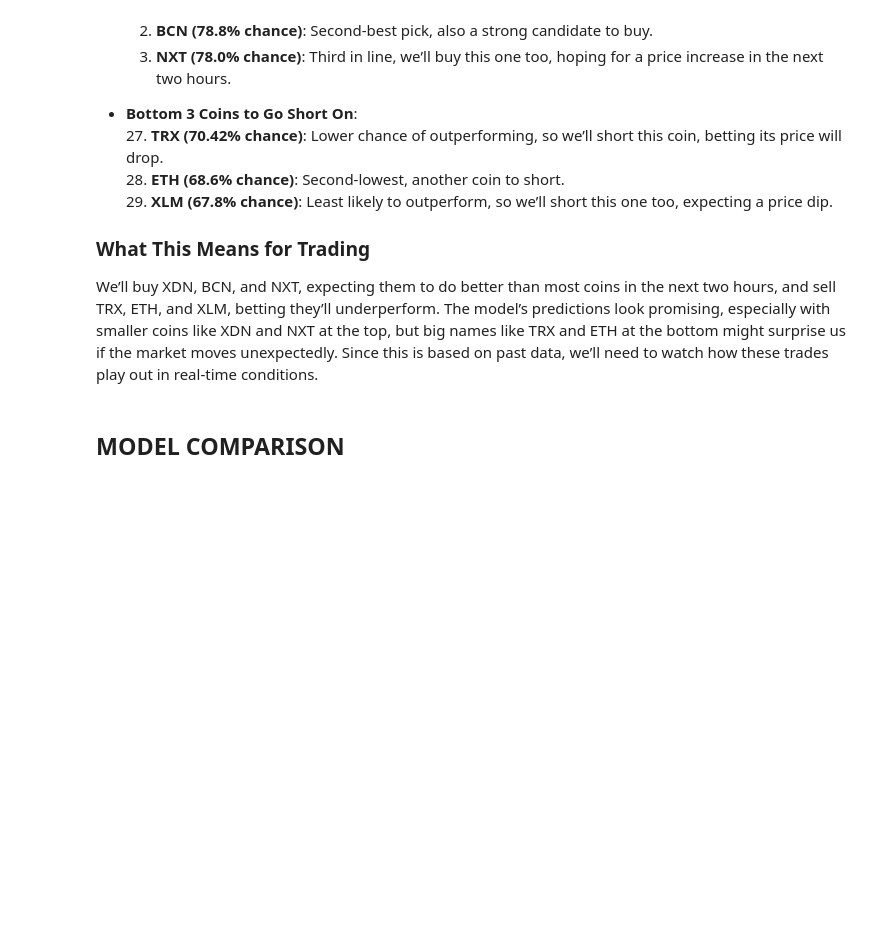
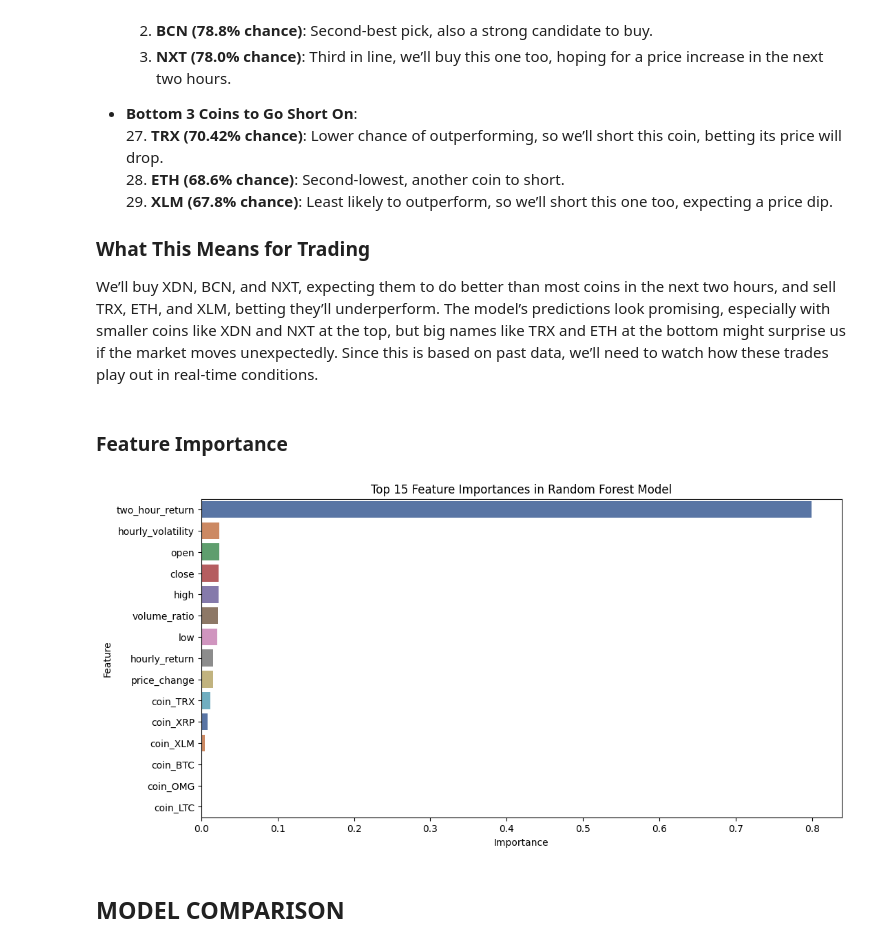
Before and after one commit to Philipmwasi/Statistical-Arbitrage, a Jupyter notebook: notebook.ipynb, the cells around one changed output. Drawn from its saved outputs; the diff is of its cells as text; code cells hidden in the pictures; blank space fills up the shorter version.

```diff
--- a/notebook.ipynb
+++ b/notebook.ipynb
@@ -1129,6 +1150,33 @@ Our ensemble model ranked 30 crypto coins based on their chance of beating the m
 
 ### What This Means for Trading
 We’ll buy XDN, BCN, and NXT, expecting them to do better than most coins in the next two hours, and sell TRX, ETH, and XLM, betting they’ll underperform. The model’s predictions look promising, especially with smaller coins like XDN and NXT at the top, but big names like TRX and ETH at the bottom might surprise us if the market moves unexpectedly. Since this is based on past data, we’ll need to watch how these trades play out in real-time conditions.
+# %% [markdown]
+### Feature Importance
+# %%
+# Get feature importances from the trained model
+importances = best_rf.feature_importances_
+
+# Get the names of all features
+feature_names = X_train.columns
+
+# Create a DataFrame to store feature importances
+feature_importances_df = pd.DataFrame({'feature': feature_names, 'importance': importances})
+
+# Sort by importance in descending order
+feature_importances_df = feature_importances_df.sort_values(by='importance', ascending=False)
+
+# Select the top 15 features
+top_15_features = feature_importances_df.head(15)
+
+# Plot the feature importances
+plt.figure(figsize=(12, 6))
+sns.barplot(x='importance', y='feature', data=top_15_features, palette='deep')
+plt.xlabel('Importance')
+plt.ylabel('Feature')
+plt.title('Top 15 Feature Importances in Random Forest Model')
+plt.show()
+# %% [output]
+[figure, added]
 # %% [markdown]
 ##  MODEL COMPARISON
 # %%
```
Also changed, not shown: parts of 24 cells of this notebook.
